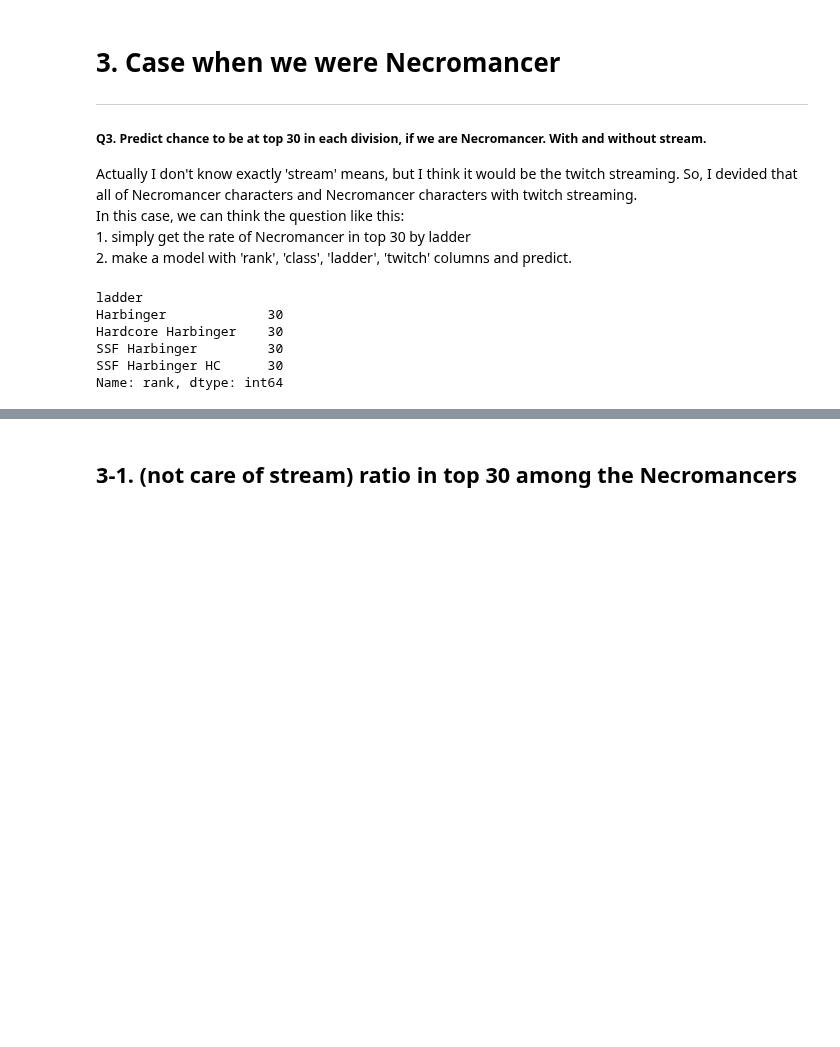
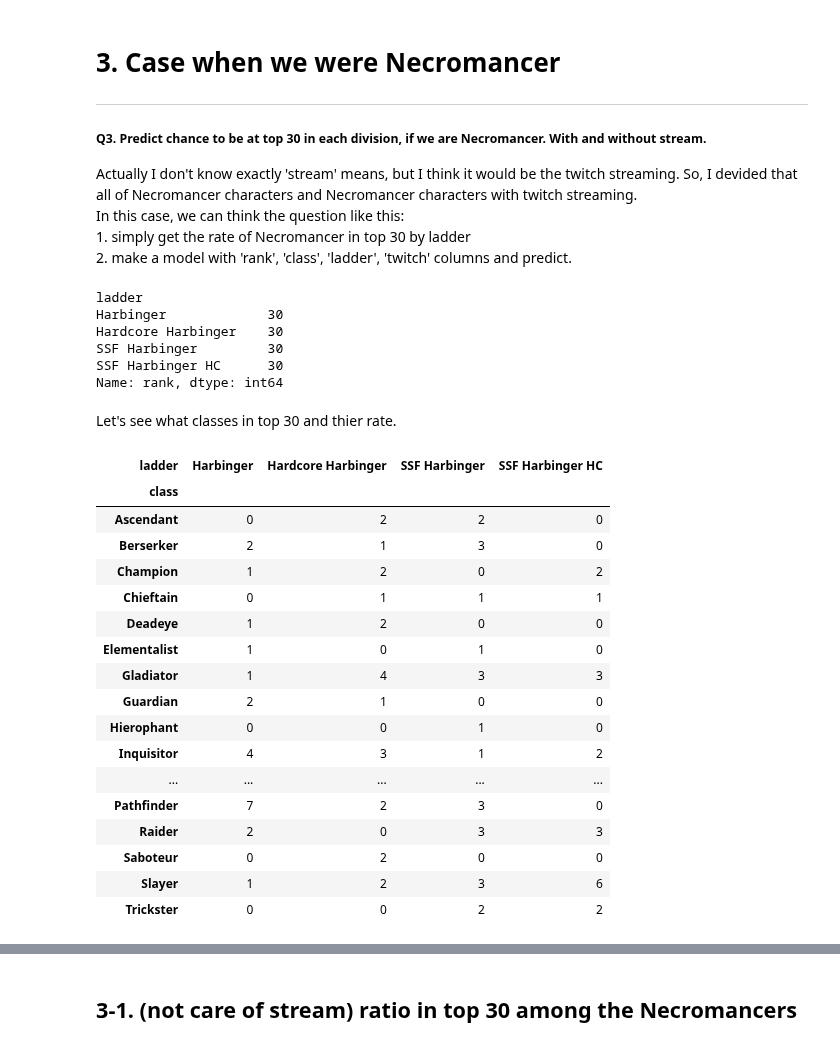
Before and after one commit to Angela-Park-JE/TIL_ver1, a Jupyter notebook: ToyPJT-POE_user/POE_rankers_analysis.ipynb, the cells around one changed output, grey strips where cells are left out. Cells and saved outputs as stored; diff of their text form; code cells hidden in the pictures; blank space fills up the shorter version.

```diff
--- a/ToyPJT-POE_user/POE_rankers_analysis.ipynb
+++ b/ToyPJT-POE_user/POE_rankers_analysis.ipynb
@@ -817,3 +817,29 @@ Hardcore Harbinger    30
 SSF Harbinger         30
 SSF Harbinger HC      30
 Name: rank, dtype: int64
+# %% [markdown]
+Let's see what classes in top 30 and thier rate.
+# %%
+# in top 30 classes ratio
+
+df[df['rank'] <=30].pivot_table(columns = 'ladder', index = 'class',
+                                aggfunc = 'count', fill_value = 0)['id']
+# %% [output]
+| ladder | Harbinger | Hardcore Harbinger | SSF Harbinger | SSF Harbinger HC |
+| class |  |  |  |  |
+| Ascendant | 0 | 2 | 2 | 0 |
+| Berserker | 2 | 1 | 3 | 0 |
+| Champion | 1 | 2 | 0 | 2 |
+| Chieftain | 0 | 1 | 1 | 1 |
+| Deadeye | 1 | 2 | 0 | 0 |
+| Elementalist | 1 | 0 | 1 | 0 |
+| Gladiator | 1 | 4 | 3 | 3 |
+| Guardian | 2 | 1 | 0 | 0 |
+| Hierophant | 0 | 0 | 1 | 0 |
+| Inquisitor | 4 | 3 | 1 | 2 |
+| ... | ... | ... | ... | ... |
+| Pathfinder | 7 | 2 | 3 | 0 |
+| Raider | 2 | 0 | 3 | 3 |
+| Saboteur | 0 | 2 | 0 | 0 |
+| Slayer | 1 | 2 | 3 | 6 |
+| Trickster | 0 | 0 | 2 | 2 |
```
Also changed, not shown: parts of 21 cells of this notebook.
